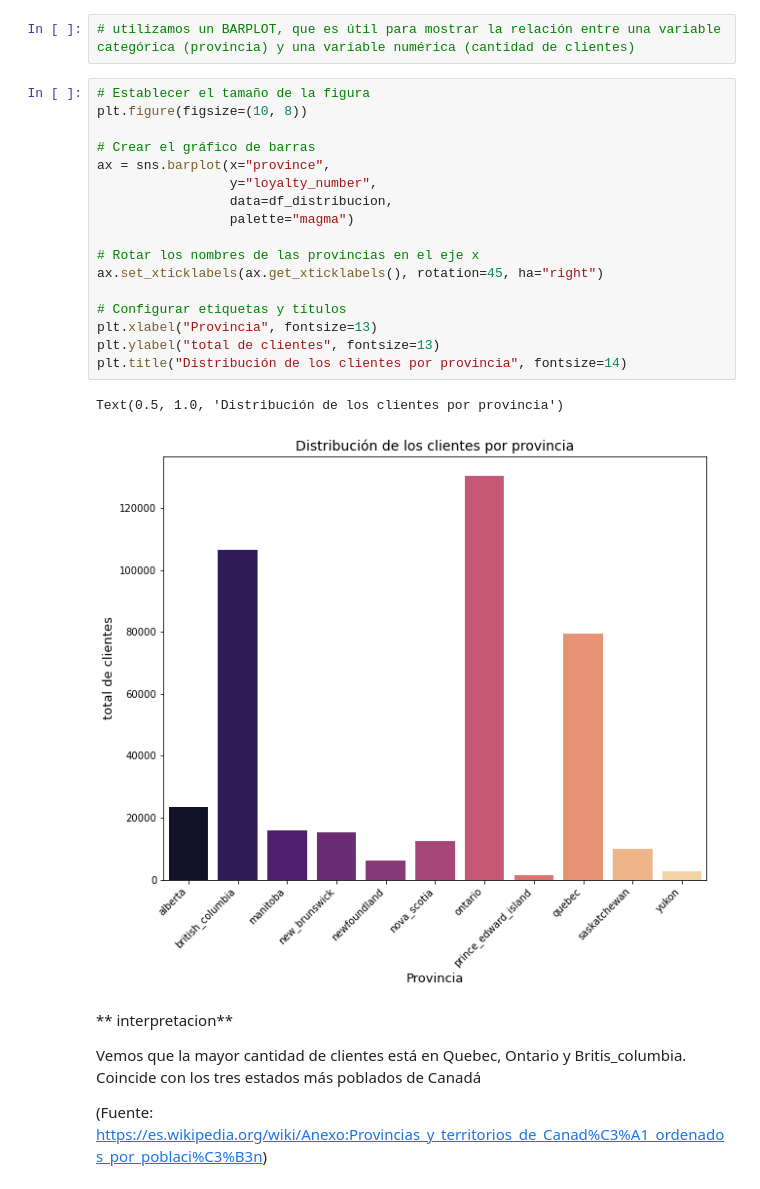
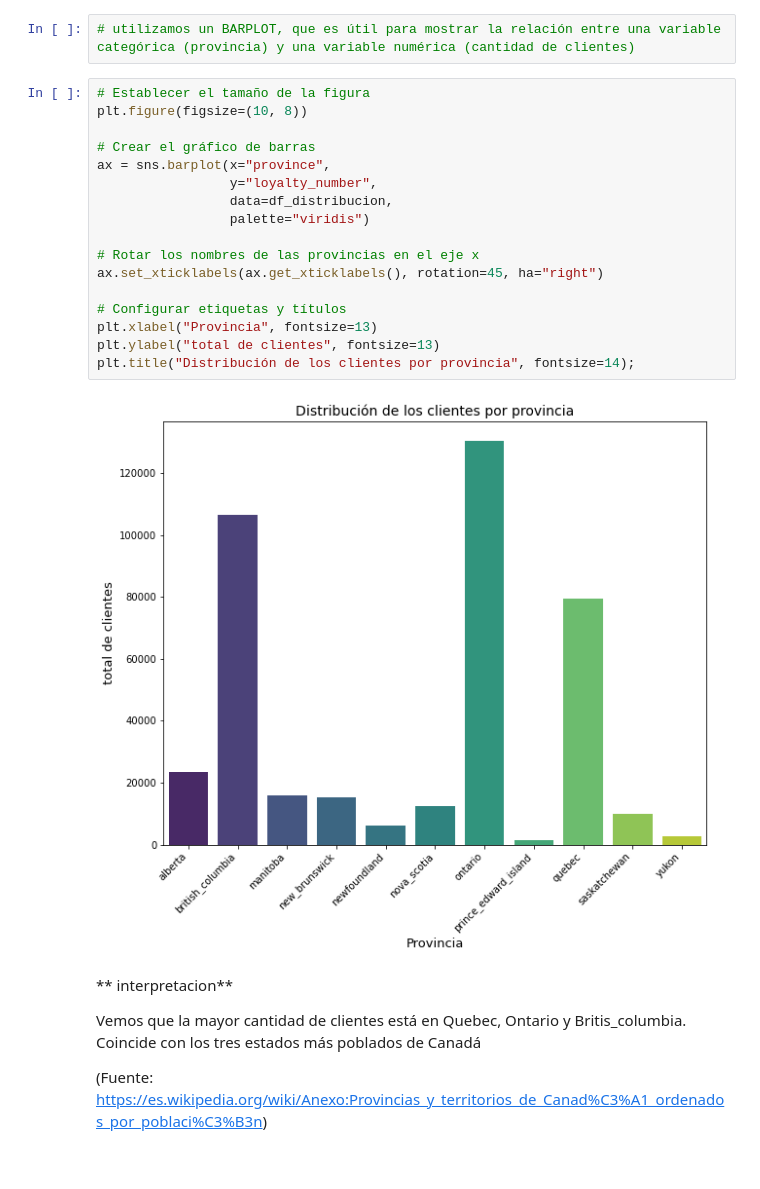
Before and after one commit to Adalab/bda-modulo-3-evaluacion-final-raquelmartinrodriguez, a Jupyter notebook: 3_analisis.ipynb, the cells around one changed output. Saved outputs shown, nothing was run; the diff lists cells and outputs as text.

```diff
--- a/3_analisis.ipynb
+++ b/3_analisis.ipynb
@@ -196,23 +184,22 @@ df_distribucion
 # %%
 # Establecer el tamaño de la figura
 plt.figure(figsize=(10, 8))
 
 # Crear el gráfico de barras
 ax = sns.barplot(x="province",
                  y="loyalty_number",
                  data=df_distribucion,
-                 palette="magma")
+                 palette="viridis")
 
 # Rotar los nombres de las provincias en el eje x
 ax.set_xticklabels(ax.get_xticklabels(), rotation=45, ha="right")
 
 # Configurar etiquetas y títulos
 plt.xlabel("Provincia", fontsize=13)
 plt.ylabel("total de clientes", fontsize=13)
-plt.title("Distribución de los clientes por provincia", fontsize=14)
+plt.title("Distribución de los clientes por provincia", fontsize=14);
 # %% [output]
-Text(0.5, 1.0, 'Distribución de los clientes por provincia')
-[figure, old version]
+[figure, new version]
 # %% [markdown]
 ** interpretacion**
 
```
Also changed, not shown: parts of 8 cells of this notebook, 3 other files.
